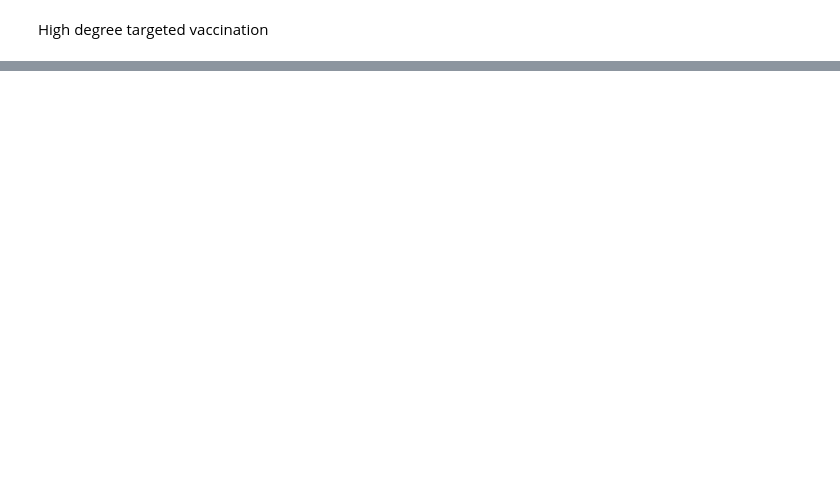
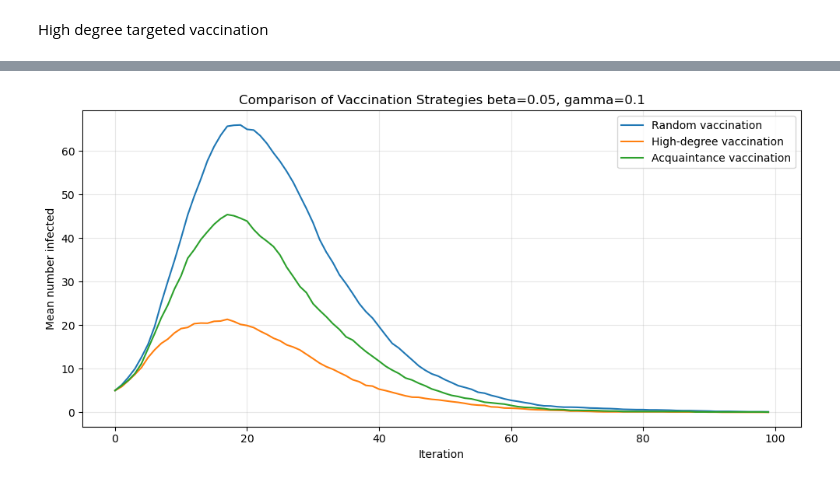
Before and after one commit to lydiashumskaya/assignment-2-stochastic-and-spatial-models, a Jupyter notebook: assigment-2.ipynb, the cells around one changed output, grey strips where cells are left out. Cells and saved outputs as stored; diff of their text form; code cells hidden in the pictures; blank space fills up the shorter version.

Commit message:
Compare all vaccination strategies

```diff
--- a/assigment-2.ipynb
+++ b/assigment-2.ipynb
@@ -1288,0 +1422,36 @@ for accuracy in testing_accuracies:
+# %%
+beta = 0.05
+gamma = 0.1
+
+testing_budget = 20
+vaccination_budget = 5
+testing_accuracy = 0.75
+
+nruns = 30
+iterations = 100
+
+S_runs, I_runs, R_runs, vaccinated_runs = repeat_acquaintance_vaccination(
+    g_social, beta, gamma,
+    testing_budget, vaccination_budget, testing_accuracy,
+    runs=nruns, iterations=iterations
+)
+
+# Previously calculated results
+I_random = results_random_vaccination[vaccination_budget]['I']
+I_high_degree = results_high_degree[testing_accuracy][vaccination_budget]['I']
+
+plt.figure(figsize=(10, 5))
+
+plt.plot(np.mean(I_random, axis=0), label="Random vaccination")
+plt.plot(np.mean(I_high_degree, axis=0), label="High-degree vaccination")
+plt.plot(np.mean(I_runs, axis=0), label="Acquaintance vaccination")
+
+plt.xlabel("Iteration")
+plt.ylabel("Mean number infected")
+plt.title("Comparison of Vaccination Strategies beta=0.05, gamma=0.1")
+plt.legend()
+plt.grid(alpha=0.3)
+plt.tight_layout()
+plt.show()
+# %% [output]
+[figure, added]
```
Also changed, not shown: parts of 11 cells of this notebook.
